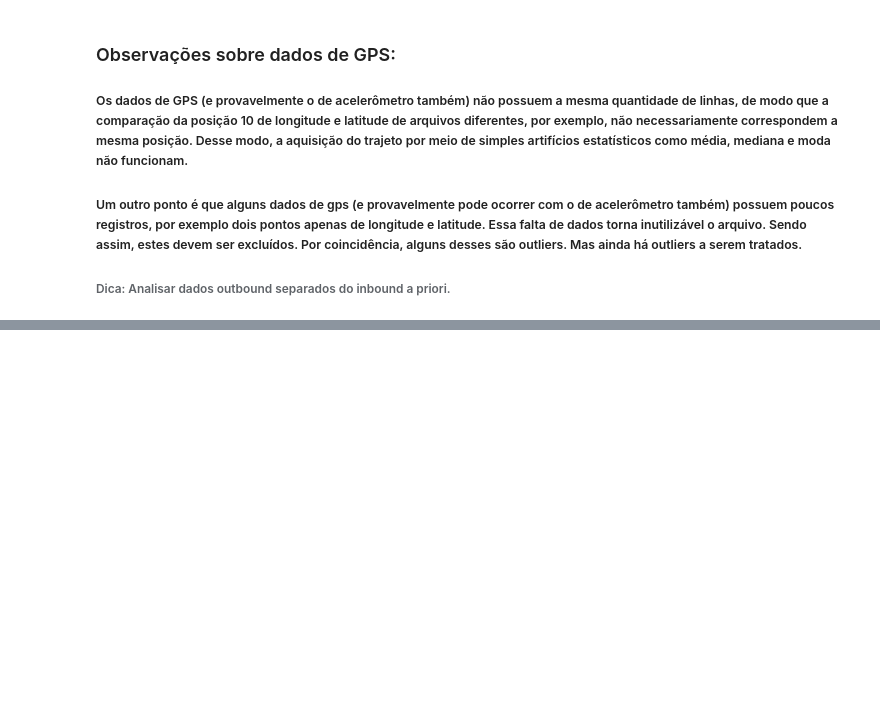
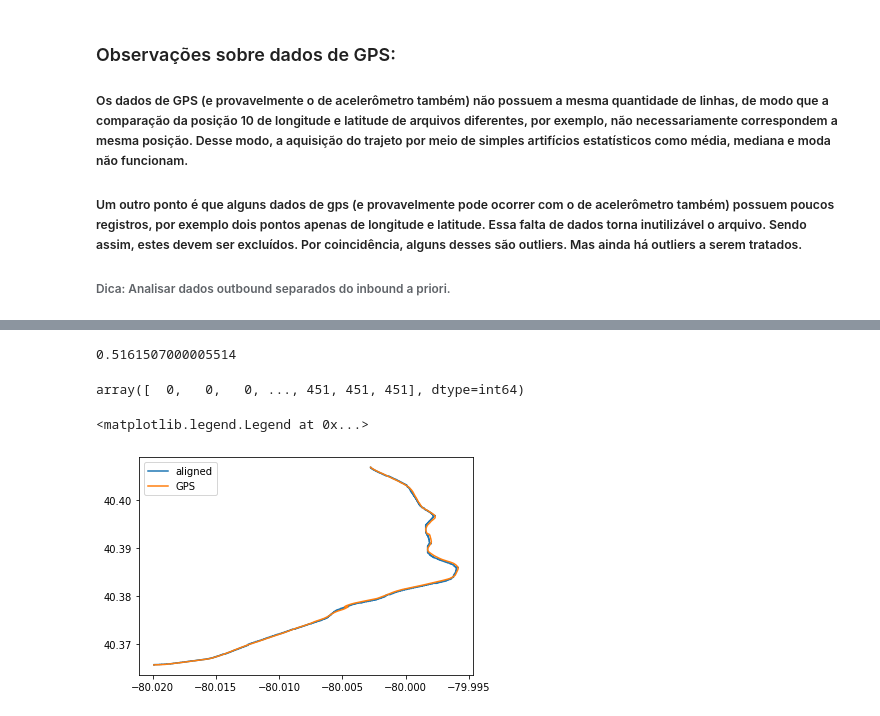
Before and after one commit to lorenzo-trevizani/UFES-monitoracao-diagnostico-maquinas, a Jupyter notebook: analise_exploratoria.ipynb, the cells around one changed output, grey strips where cells are left out. Saved outputs shown, nothing was run; the diff lists cells and outputs as text; code cells hidden in the pictures; blank space fills up the shorter version.

```diff
--- a/analise_exploratoria.ipynb
+++ b/analise_exploratoria.ipynb
@@ -156,22 +166,3 @@ for j in [1,2]:
-# %%
-for j in [1,2]:
-    aux = df_global.loc[(df_global['trem'] == 'LRV4306') & (df_global['accelerometer'] == -1)
-                                 & (df_global['running_direction'] == j)].reset_index(drop=True)
-
-    plt.figure(figsize=[20,10])
-    x = pd.DataFrame()
-    y = pd.DataFrame()
-
-    for i in range(0, len(aux)):
-        #print(aux[i])
-        df_gps = pd.DataFrame(read_mat(path+aux.arquivo[i])['save_var_gps'], columns=['Longitude', 'Latitude', 'Altitude', 'Velocity', 'Time_Stamp'])
-        x = df_gps.Longitude
-        y = df_gps.Latitude
-        if(x < -80.005 and y < 75):
-            print(str(len(x)) + ' ' + str(i))
-            df_global.drop(df_global[df_global.identidade == aux.identidade[i]].index,  inplace=True)
-        else:
-            plt.plot(x,y)
 # %% [markdown]
 ### Observações sobre dados de GPS:
 
@@ -182,0 +176,10 @@ for j in [1,2]:
+# %%
+aux = df_global.loc[(df_global['trem'] == 'LRV4306') & (df_global['accelerometer'] == -1)
+                        & (df_global['running_direction'] == 1)].reset_index(drop=True)
+count=0
+for i in range(0,len(aux)):
+    if len(df_global[df_global.identidade == aux.identidade[i]])<2:
+        print(aux.identidade[i])
+        df_global.drop(df_global[df_global.identidade == aux.identidade[i]].index,  inplace=True)
+        count=count+1
+count
@@ -210,0 +256,19 @@ plt.plot(y)
+# %%
+resy.distance
+# %% [output]
+0.5161507000005514
+# %%
+x_warping_path = resx.get_warping_path(target="query")
+x_warping_path
+# %% [output]
+array([  0,   0,   0, ..., 451, 451, 451], dtype=int64)
+# %%
+plt.plot(GPS.Longitude[resx.get_warping_path(target="query")],GPS.Latitude[resy.get_warping_path(target="query")], label="aligned")
+#plt.plot(x_out,y_out, label='Referencia')
+plt.plot(GPS.Longitude,GPS.Latitude, label='GPS')
+#plt.plot(x_out,y_out, label='Gabarito')
+#plt.plot(resx.get_warping_path(target="query"), y_out, label='Ajuste')
+plt.legend()
+# %% [output]
+<matplotlib.legend.Legend at 0x...>
+[figure, added]
```
Also changed, not shown: parts of 19 cells of this notebook.
